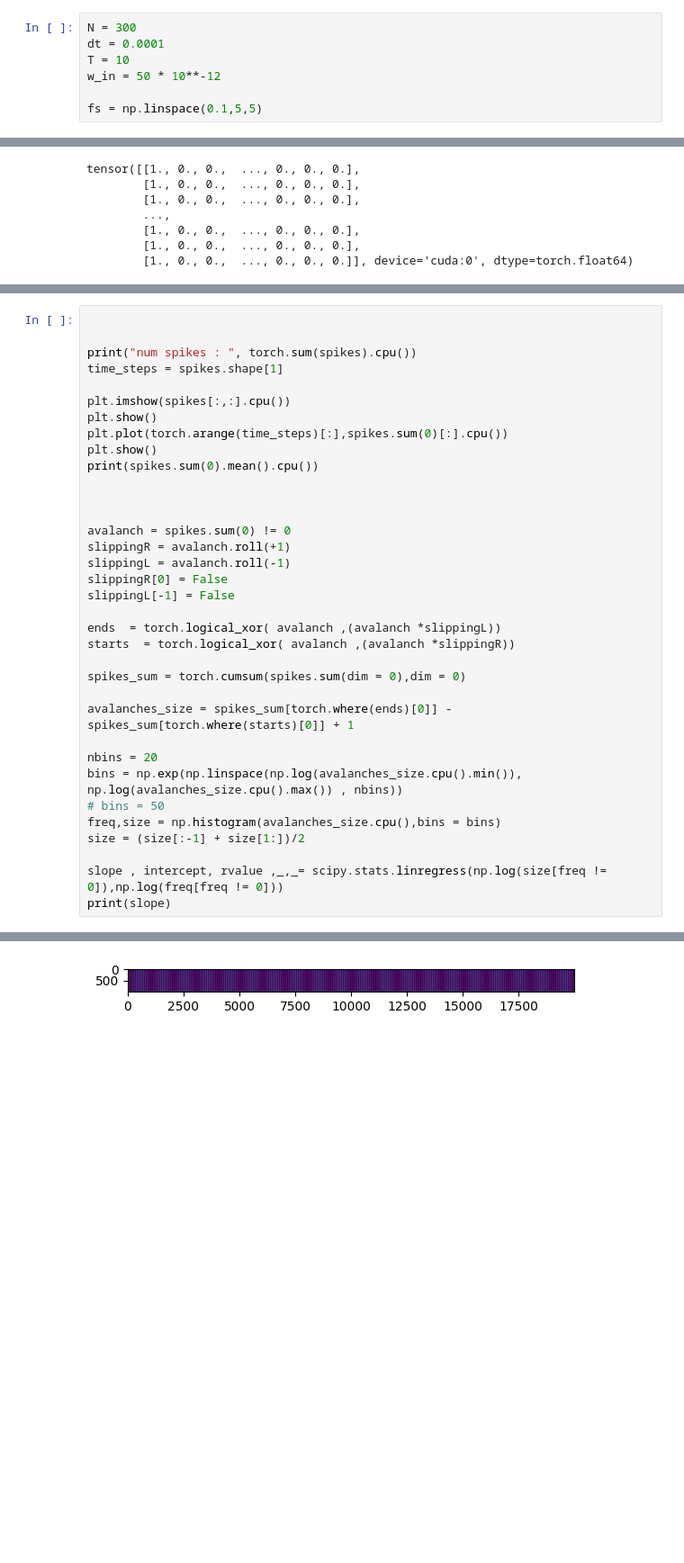
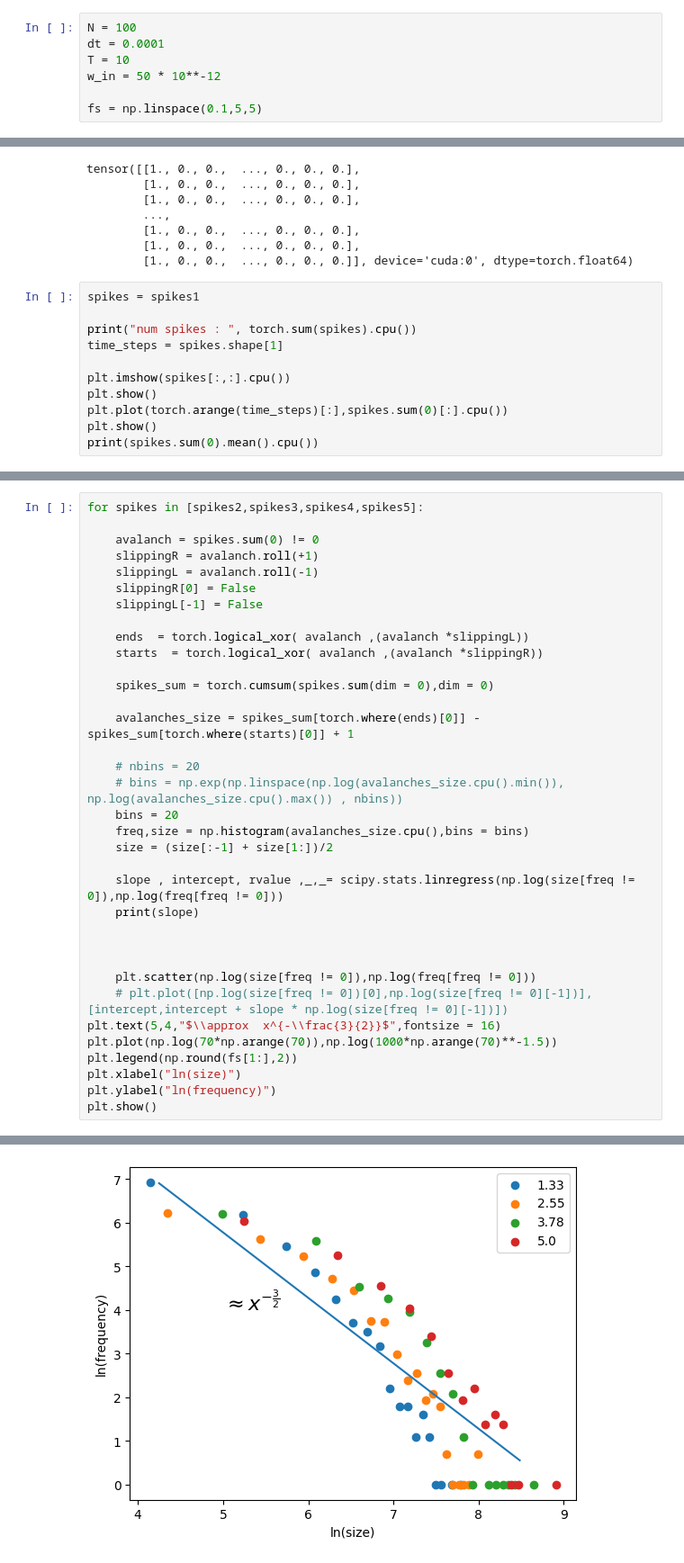
Before and after one commit to alireza-astane/Neuroscience_Project, a Jupyter notebook: results2.ipynb, the cells around one changed output, grey strips where cells are left out. Shown at 90% size. Saved outputs shown, nothing was run; the diff lists cells and outputs as text; blank space fills up the shorter version.

```diff
--- a/results2.ipynb
+++ b/results2.ipynb
@@ -6,7 +6,7 @@ import model
 import glob
 import scipy
 # %%
-N = 300
+N = 100
 dt = 0.0001
 T = 10
 w_in = 50 * 10**-12
@@ -55,3 +53,14 @@ tensor([[1., 0., 0.,  ..., 0., 0., 0.],
         [1., 0., 0.,  ..., 0., 0., 0.],
         [1., 0., 0.,  ..., 0., 0., 0.],
         [1., 0., 0.,  ..., 0., 0., 0.]], device='cuda:0', dtype=torch.float64)
+# %%
+spikes = spikes1
+
+print("num spikes : ", torch.sum(spikes).cpu())
+time_steps = spikes.shape[1]
+
+plt.imshow(spikes[:,:].cpu())
+plt.show()
+plt.plot(torch.arange(time_steps)[:],spikes.sum(0)[:].cpu())
+plt.show()
+print(spikes.sum(0).mean().cpu())
@@ -58,36 +72,36 @@ tensor([[1., 0., 0.,  ..., 0., 0., 0.],
 # %%
+for spikes in [spikes2,spikes3,spikes4,spikes5]:
 
+    avalanch = spikes.sum(0) != 0
+    slippingR = avalanch.roll(+1)
+    slippingL = avalanch.roll(-1)
+    slippingR[0] = False
+    slippingL[-1] = False
 
-print("num spikes : ", torch.sum(spikes).cpu())
-time_steps = spikes.shape[1]
+    ends  = torch.logical_xor( avalanch ,(avalanch *slippingL))
+    starts  = torch.logical_xor( avalanch ,(avalanch *slippingR))
 
-plt.imshow(spikes[:,:].cpu())
-plt.show()
-plt.plot(torch.arange(time_steps)[:],spikes.sum(0)[:].cpu())
-plt.show()
-print(spikes.sum(0).mean().cpu())
+    spikes_sum = torch.cumsum(spikes.sum(dim = 0),dim = 0)
+
+    avalanches_size = spikes_sum[torch.where(ends)[0]] - spikes_sum[torch.where(starts)[0]] + 1
+
+    # nbins = 20
+    # bins = np.exp(np.linspace(np.log(avalanches_size.cpu().min()), np.log(avalanches_size.cpu().max()) , nbins))
+    bins = 20
+    freq,size = np.histogram(avalanches_size.cpu(),bins = bins)
+    size = (size[:-1] + size[1:])/2
+
+    slope , intercept, rvalue ,_,_= scipy.stats.linregress(np.log(size[freq != 0]),np.log(freq[freq != 0]))
+    print(slope)
 
 
 
-avalanch = spikes.sum(0) != 0
-slippingR = avalanch.roll(+1)
-slippingL = avalanch.roll(-1)
-slippingR[0] = False
-slippingL[-1] = False
-
-ends  = torch.logical_xor( avalanch ,(avalanch *slippingL))
-starts  = torch.logical_xor( avalanch ,(avalanch *slippingR))
-
-spikes_sum = torch.cumsum(spikes.sum(dim = 0),dim = 0)
-
-avalanches_size = spikes_sum[torch.where(ends)[0]] - spikes_sum[torch.where(starts)[0]] + 1
-
-nbins = 20
-bins = np.exp(np.linspace(np.log(avalanches_size.cpu().min()), np.log(avalanches_size.cpu().max()) , nbins))
-# bins = 50
-freq,size = np.histogram(avalanches_size.cpu(),bins = bins)
-size = (size[:-1] + size[1:])/2
-
-slope , intercept, rvalue ,_,_= scipy.stats.linregress(np.log(size[freq != 0]),np.log(freq[freq != 0]))
-print(slope)
+    plt.scatter(np.log(size[freq != 0]),np.log(freq[freq != 0]))
+    # plt.plot([np.log(size[freq != 0])[0],np.log(size[freq != 0][-1])],[intercept,intercept + slope * np.log(size[freq != 0][-1])])
+plt.text(5,4,"$\\approx  x^{-\\frac{3}{2}}$",fontsize = 16)
+plt.plot(np.log(70*np.arange(70)),np.log(1000*np.arange(70)**-1.5))
+plt.legend(np.round(fs[1:],2))
+plt.xlabel("ln(size)")
+plt.ylabel("ln(frequency)")
+plt.show()
 # %% [output]
@@ -95 +112 @@ num spikes :  tensor(1247471., dtype=torch.float64)
-[figure, old version]
+[figure, new version]
```
Also changed, not shown: parts of 7 cells of this notebook, 3 other files.
